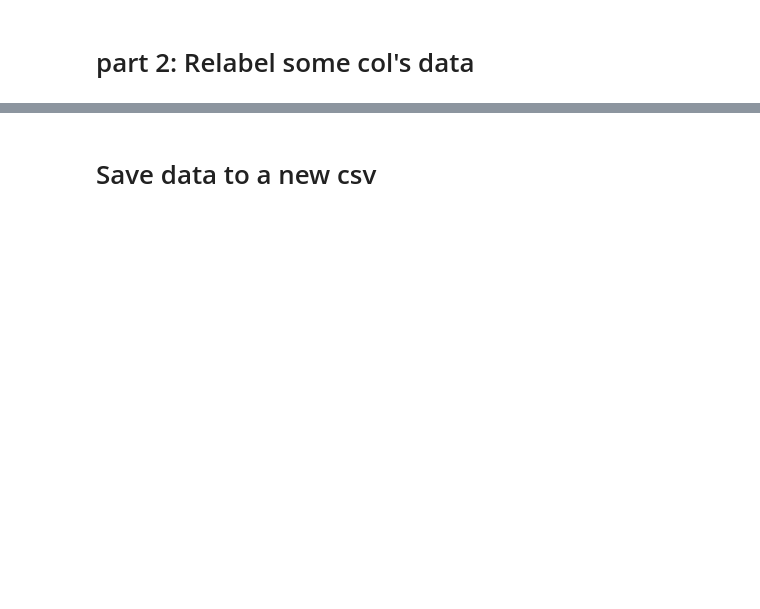
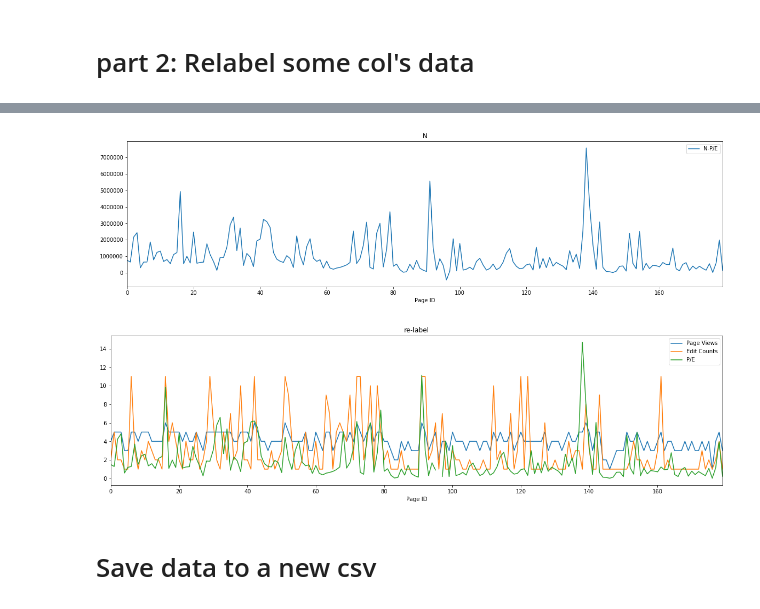
Before and after one commit to RenzoTsai/IS4241_Project, a Jupyter notebook: preProcess.ipynb, the cells around one changed output, grey strips where cells are left out. Saved outputs shown, nothing was run; the diff lists cells and outputs as text; code cells hidden in the pictures; blank space fills up the shorter version.

```diff
--- a/preProcess.ipynb
+++ b/preProcess.ipynb
@@ -22,3 +20,13 @@ originData.drop(['5000xEditCount'], axis=1, inplace=True)
+# %%
+originData.plot.line(y=['N-P/E'],title='N', figsize=(20,5))
+originData['Page Views'] = originData['Page Views'].apply(lambda x: int(math.log10(int(x))))
+originData['Edit Counts'] = originData['Edit Counts'].apply(lambda x: int(int(x) / 50) + 1)
+originData.plot.line(y=['Page Views', 'Edit Counts', 'P/E'],title='re-label', figsize=(20,5))
+originData.drop(['5000xEditCount'], axis=1, inplace=True)
+originData.drop(['P/E'], axis=1, inplace=True)
+# %% [output]
+[figure, added]
+[figure, added]
 # %% [markdown]
 # Save data to a new csv
 # %%
```
Also changed, not shown: parts of 3 cells of this notebook.
